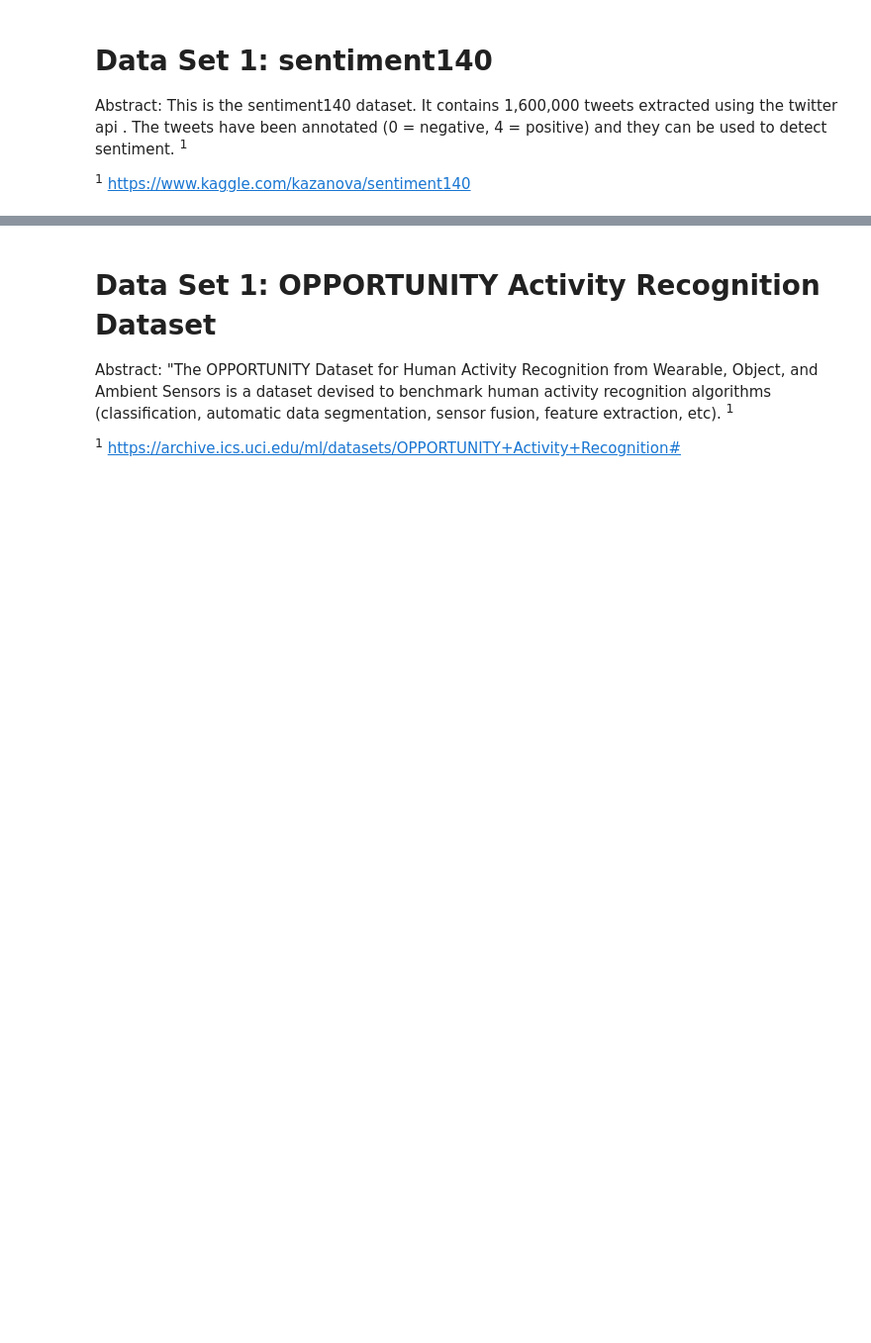
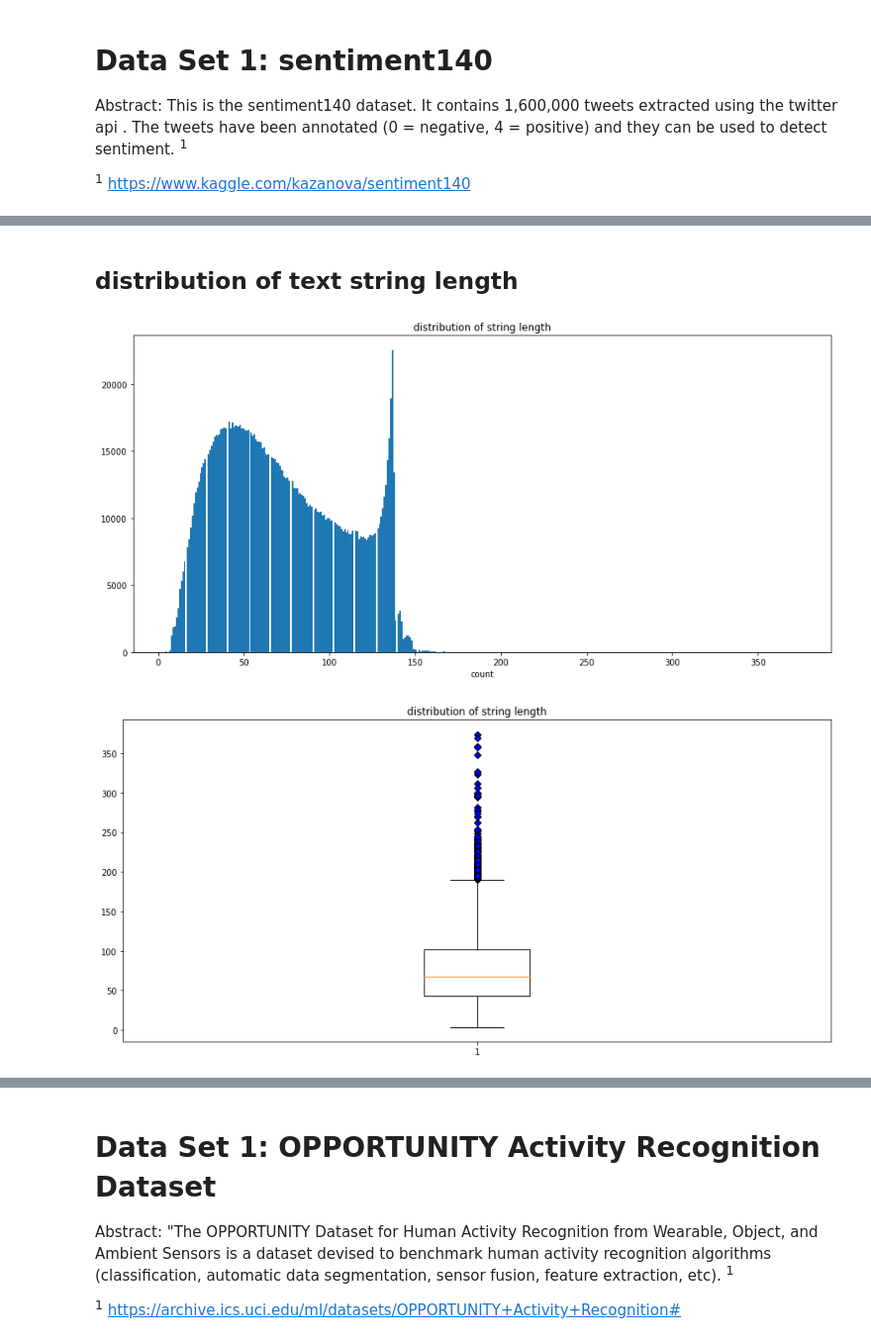
Before and after one commit to zietho/machine-learning, a Jupyter notebook: Machine_Learning_00.ipynb, the cells around one changed output, grey strips where cells are left out. Shown at 99% size. Saved outputs shown, nothing was run; the diff lists cells and outputs as text; code cells hidden in the pictures; blank space fills up the shorter version.

```diff
--- a/Machine_Learning_00.ipynb
+++ b/Machine_Learning_00.ipynb
@@ -75,0 +183,18 @@ Name: query_type, dtype: int64
+# %% [markdown]
+## distribution of text string length
+# %%
+plt.figure(figsize=(15,7))
+plt.hist(df_clean.text_len, bins=400)
+plt.title("distribution of string length")
+plt.xlabel("length")
+plt.xlabel("count")
+plt.show()
+
+plt.figure(figsize=(15,7))
+green_diamond = dict(markerfacecolor='b', marker='D')
+plt.boxplot(df_clean.text_len, flierprops=green_diamond) # plot pre_clean_len column
+plt.title("distribution of string length")
+plt.show()
+# %% [output]
+[figure, added]
+[figure, added]
```
Also changed, not shown: parts of 27 cells of this notebook.
